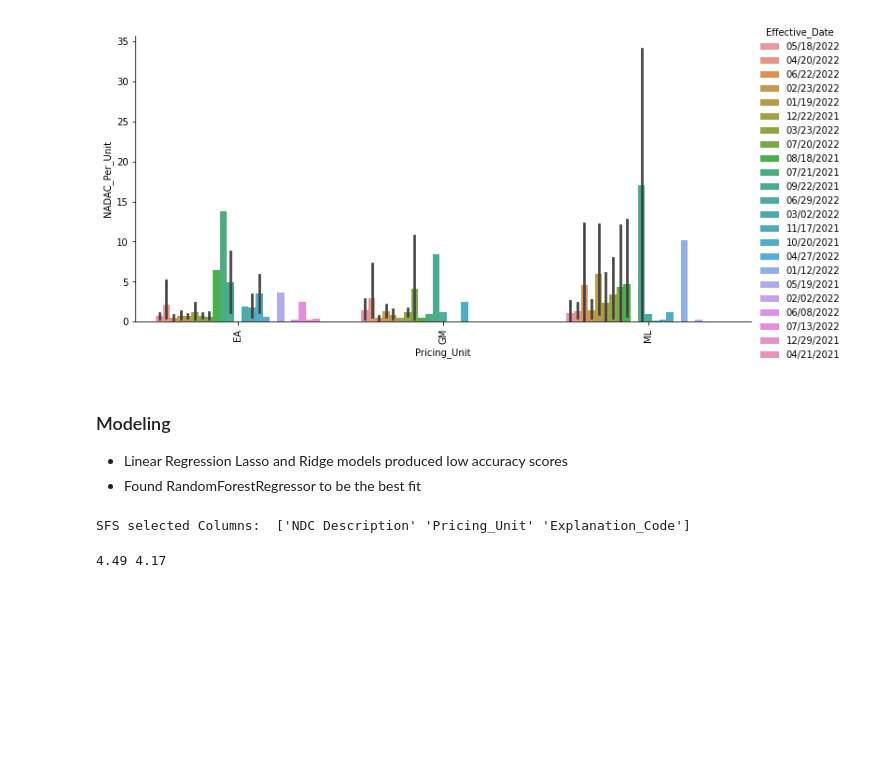
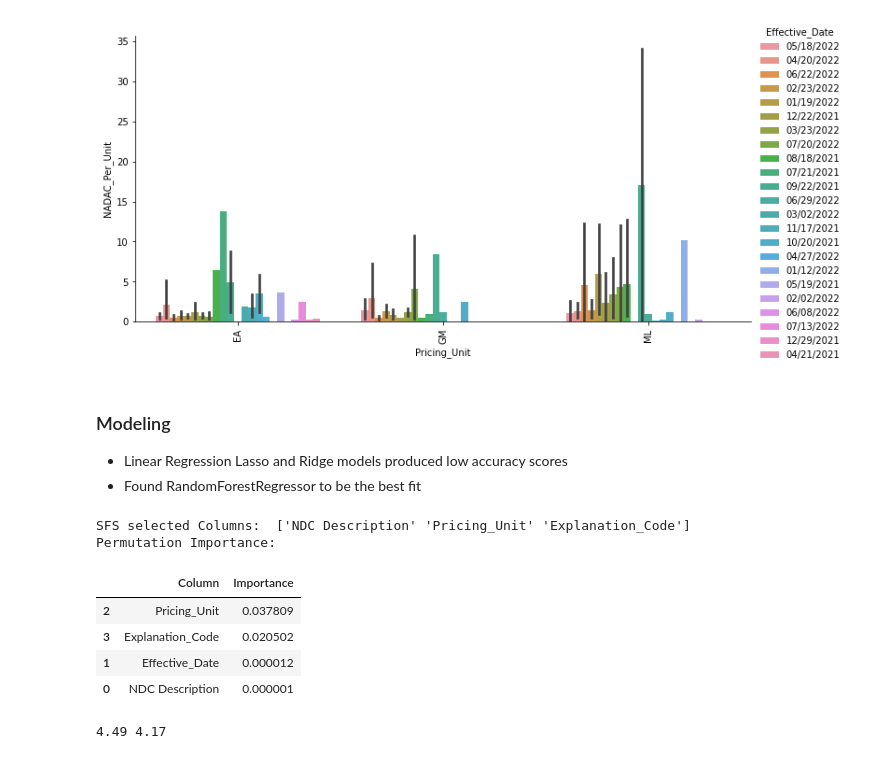
Before and after one commit to rajsandilya/Capstone, a Jupyter notebook: Capstone.ipynb, the cells around one changed output. Drawn from its saved outputs; the diff is of its cells as text; code cells hidden in the pictures; blank space fills up the shorter version.

```diff
--- a/Capstone.ipynb
+++ b/Capstone.ipynb
@@ -315,17 +316,27 @@ g.set_xticklabels(rotation=90);
 # %%
 X = nadac_generics_df_enc.drop(columns = ['NADAC_Per_Unit'], axis = 1)
 y = nadac_generics_df_enc['NADAC_Per_Unit']
 
 #Sequencial Feature Selection
 lr = LinearRegression()
 sfs = SequentialFeatureSelector(lr,n_features_to_select=3)
 sfs.fit(X.copy(), y)
 print('SFS selected Columns: ', X.columns[sfs.get_support()].values)
 
 # X = X.drop(columns = ['Effective_Date'], axis = 1)
-scaler = StandardScaler()
-X = scaler.fit_transform(X)
 
-X_train, X_test, y_train, y_test = train_test_split(X,y,test_size=.3,random_state=42)
+lr.fit(X,y)
+r = permutation_importance(lr, X_test, y_test, n_repeats = 50, random_state = 93)
+
+per_imp_df = pd.DataFrame({"Column":X.columns, "Importance":r.importances_mean}).sort_values(
+        by = "Importance", ascending = False)
+print('Permutation Importance: ')
+per_imp_df
 # %% [output]
 SFS selected Columns:  ['NDC Description' 'Pricing_Unit' 'Explanation_Code']
+Permutation Importance:
+|  | Column | Importance |
+| 2 | Pricing_Unit | 0.037809 |
+| 3 | Explanation_Code | 0.020502 |
+| 1 | Effective_Date | 0.000012 |
+| 0 | NDC Description | 0.000001 |
```
Also changed, not shown: parts of 6 cells of this notebook.
